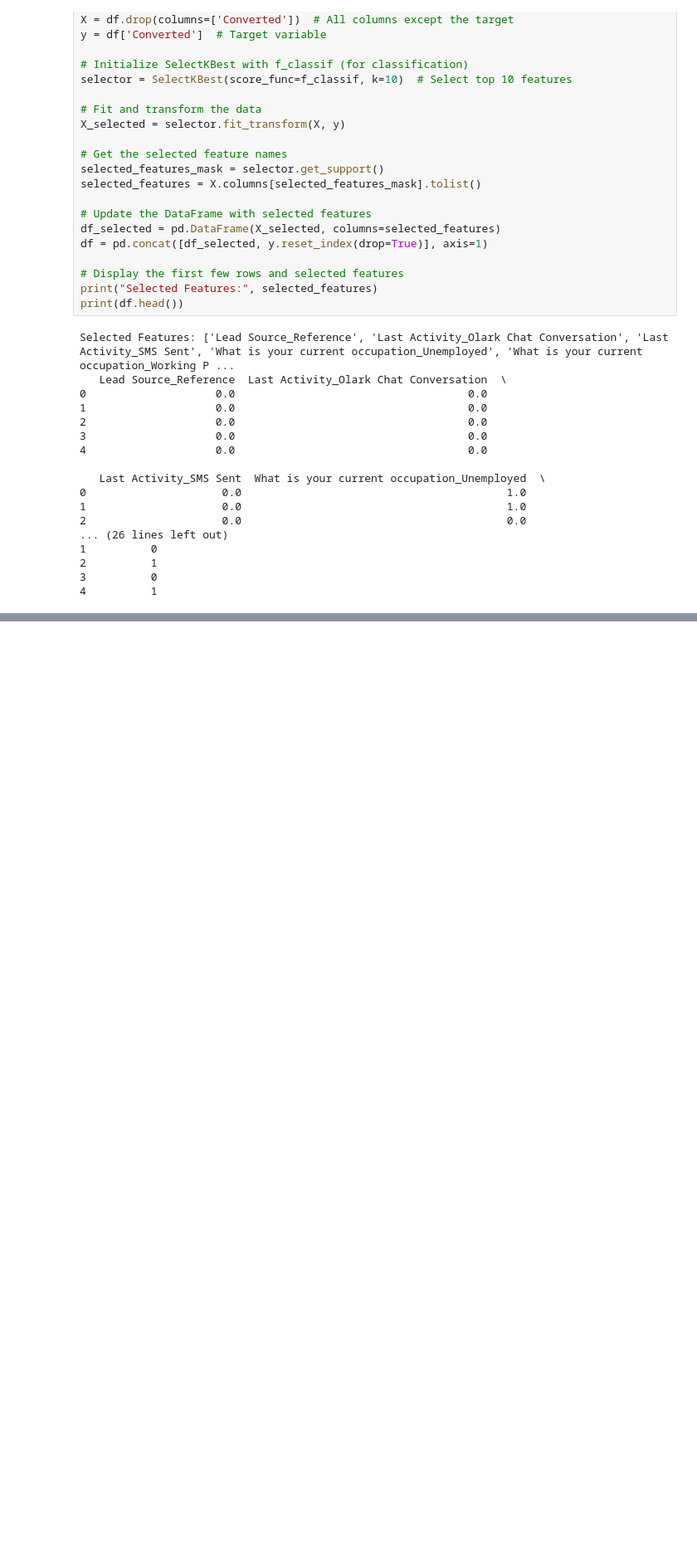
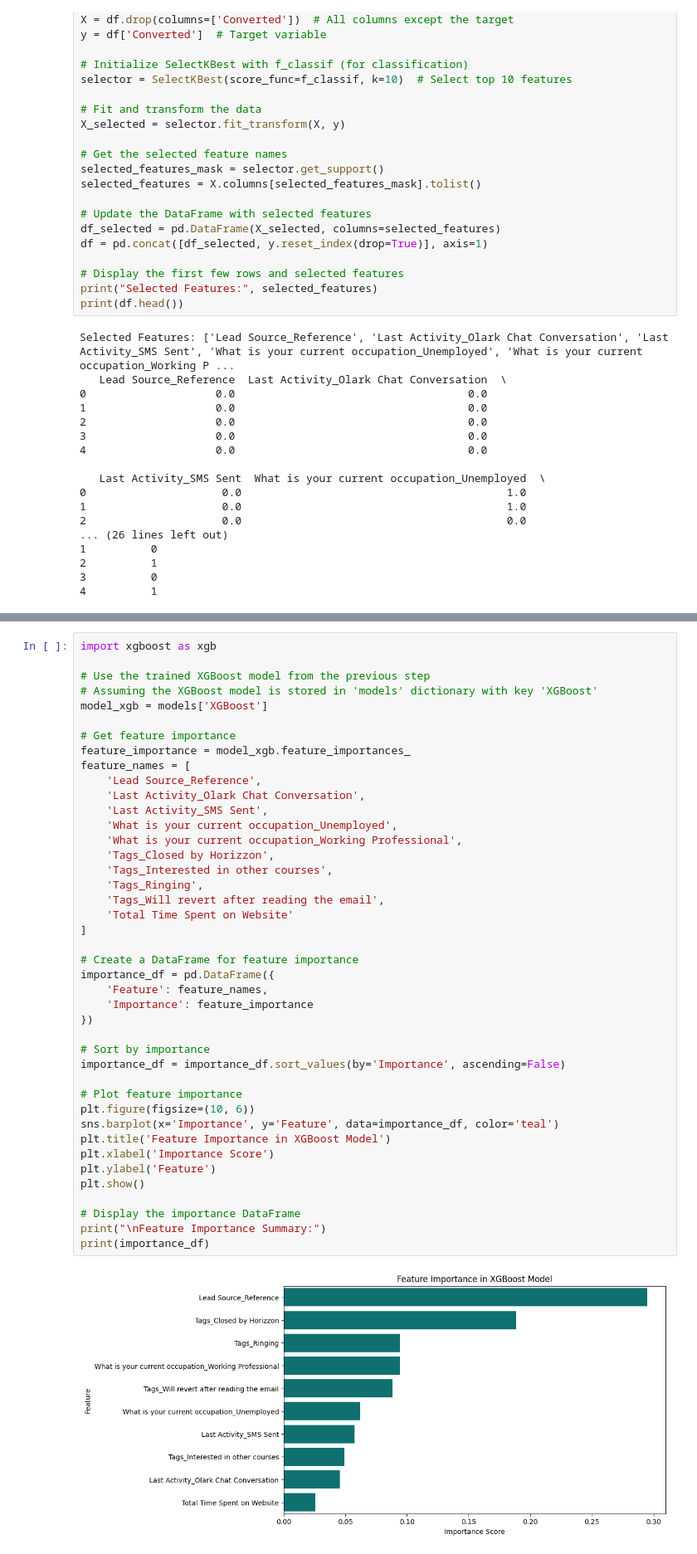
Before and after one commit to Shahbazi-Amir/smartlead_lead_scoring, a Jupyter notebook: smartlead_lead_scoring.ipynb, the cells around one changed output, grey strips where cells are left out. Shown at 83% size. Cells and saved outputs as stored; diff of their text form; blank space fills up the shorter version.

```diff
--- a/smartlead_lead_scoring.ipynb
+++ b/smartlead_lead_scoring.ipynb
@@ -397,0 +498,44 @@ Selected Features: ['Lead Source_Reference', 'Last Activity_Olark Chat Conversat
+# %%
+import xgboost as xgb
+
+# Use the trained XGBoost model from the previous step
+# Assuming the XGBoost model is stored in 'models' dictionary with key 'XGBoost'
+model_xgb = models['XGBoost']
+
+# Get feature importance
+feature_importance = model_xgb.feature_importances_
+feature_names = [
+    'Lead Source_Reference',
+    'Last Activity_Olark Chat Conversation',
+    'Last Activity_SMS Sent',
+    'What is your current occupation_Unemployed',
+    'What is your current occupation_Working Professional',
+    'Tags_Closed by Horizzon',
+    'Tags_Interested in other courses',
+    'Tags_Ringing',
+    'Tags_Will revert after reading the email',
+    'Total Time Spent on Website'
+]
+
+# Create a DataFrame for feature importance
+importance_df = pd.DataFrame({
+    'Feature': feature_names,
+    'Importance': feature_importance
+})
+
+# Sort by importance
+importance_df = importance_df.sort_values(by='Importance', ascending=False)
+
+# Plot feature importance
+plt.figure(figsize=(10, 6))
+sns.barplot(x='Importance', y='Feature', data=importance_df, color='teal')
+plt.title('Feature Importance in XGBoost Model')
+plt.xlabel('Importance Score')
+plt.ylabel('Feature')
+plt.show()
+
+# Display the importance DataFrame
+print("\nFeature Importance Summary:")
+print(importance_df)
+# %% [output]
+[figure, added]
```
Also changed, not shown: parts of 7 cells of this notebook, 2 other files.
